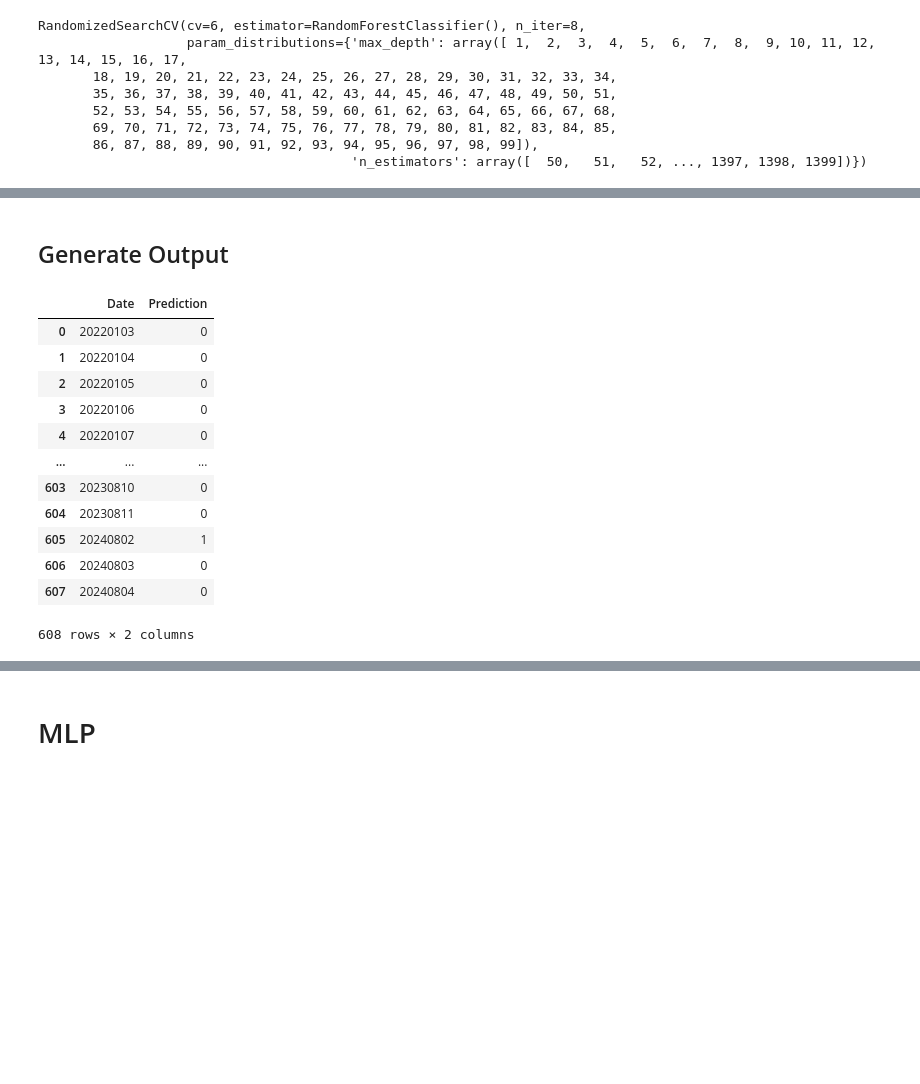
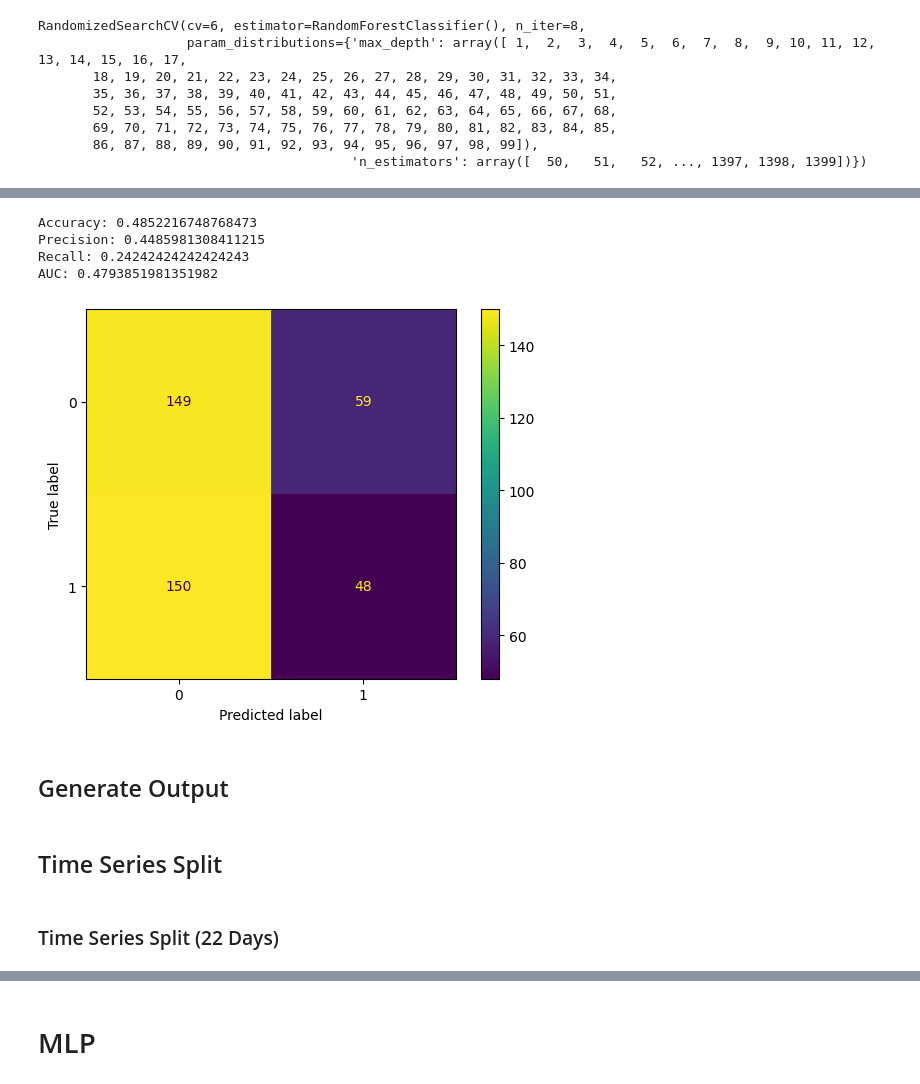
Before and after one commit to luanvenancio/finance-ai, a Jupyter notebook: Finance.ipynb, the cells around one changed output, grey strips where cells are left out. Saved outputs shown, nothing was run; the diff lists cells and outputs as text; code cells hidden in the pictures; blank space fills up the shorter version.

```diff
--- a/Finance.ipynb
+++ b/Finance.ipynb
@@ -489,14 +475,0 @@ def walk_forward_validation(model, X_train, y_train, X_test, y_test, window_size
-# %%
-y_train = df['Output']
-X_train = df.drop(['Output', 'Return'], axis="columns")
-# %%
-# Feature Scaling
-from sklearn.preprocessing import StandardScaler
-sc = StandardScaler()
-X_train = sc.fit_transform(X_train)
-X_test = sc.transform(X_test)
-
-# Fitting Random Forest Classification to the Training set
-from sklearn.ensemble import RandomForestClassifier
-classifier = RandomForestClassifier(random_state=4)
-y_pred, y_test = expanding_window(classifier, X_train, y_train, window_size=22)
@@ -569,2 +514,10 @@ Best hyperparameters: {'n_estimators': 1062, 'max_depth': 73}
+# %%
+evaluate_classification(y_test, y_pred)
+# %% [output]
+Accuracy: 0.4852216748768473
+Precision: 0.4485981308411215
+Recall: 0.24242424242424243
+AUC: 0.4793851981351982
+[figure, added]
 # %% [markdown]
 ## Generate Output
@@ -575,20 +524,14 @@ testDate = pd.DataFrame(testDate)
 # %%
-output = pd.concat([pd.DataFrame(testDate), pd.DataFrame(y_pred, columns = ['Prediction'])], axis=1)
+def generate_output(y_test, y_pred):
 
-compression_opts = dict(method='zip', archive_name='output.csv')
-output.to_csv('output.zip', index=False, compression=compression_opts)
-output
+  testDate = y_test.reset_index()
+  testDate = testDate['Date'].dt.strftime('%Y%m%d')
+  testDate = pd.DataFrame(testDate)
+
+  output = pd.concat([pd.DataFrame(testDate), pd.DataFrame(y_pred, columns = ['Prediction'])], axis=1)
+
+  compression_opts = dict(method='zip', archive_name='output.csv')
+  output.to_csv('output.zip', index=False, compression=compression_opts)
+  return output
-# %% [output]
-|  | Date | Prediction |
-| 0 | 20220103 | 0 |
-| 1 | 20220104 | 0 |
-| 2 | 20220105 | 0 |
-| 3 | 20220106 | 0 |
-| 4 | 20220107 | 0 |
-| ... | ... | ... |
-| 603 | 20230810 | 0 |
-| 604 | 20230811 | 0 |
-| 605 | 20240802 | 1 |
-| 606 | 20240803 | 0 |
-| 607 | 20240804 | 0 |
-608 rows × 2 columns
+# %% [markdown]
+## Time Series Split
@@ -594,0 +577,2 @@ output
+# %% [markdown]
+### Time Series Split (22 Days)
```
Also changed, not shown: parts of 50 cells of this notebook, 1 other file.
